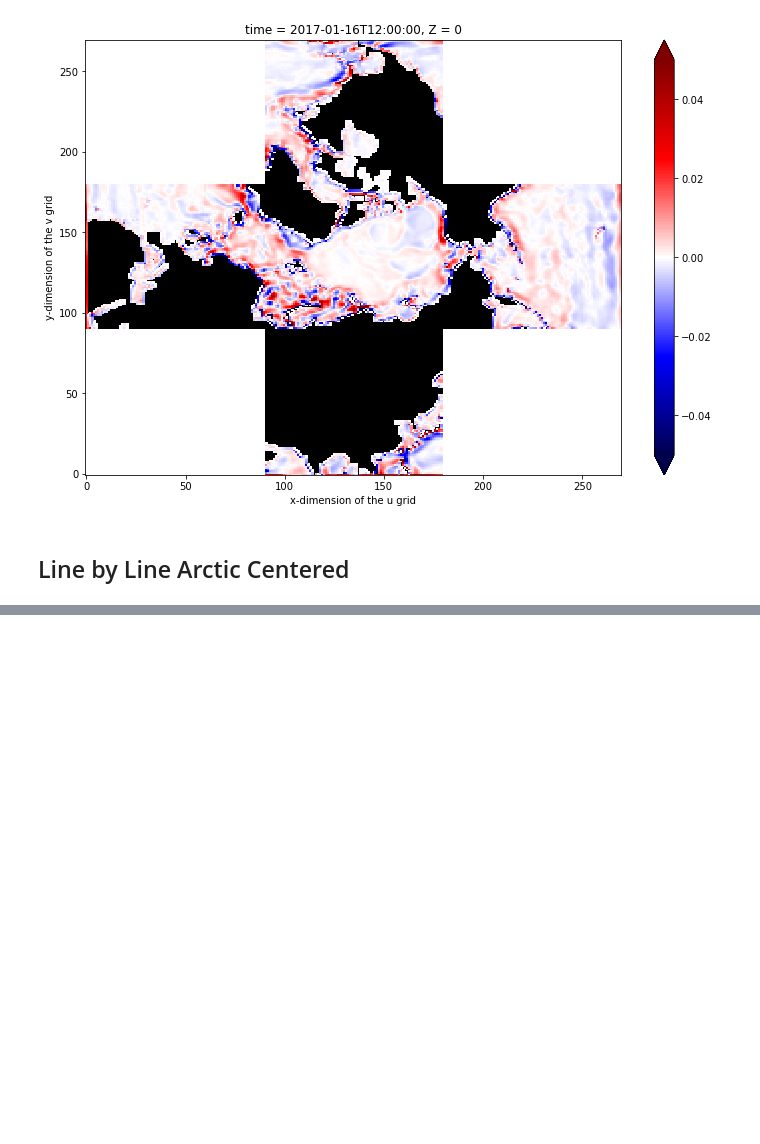
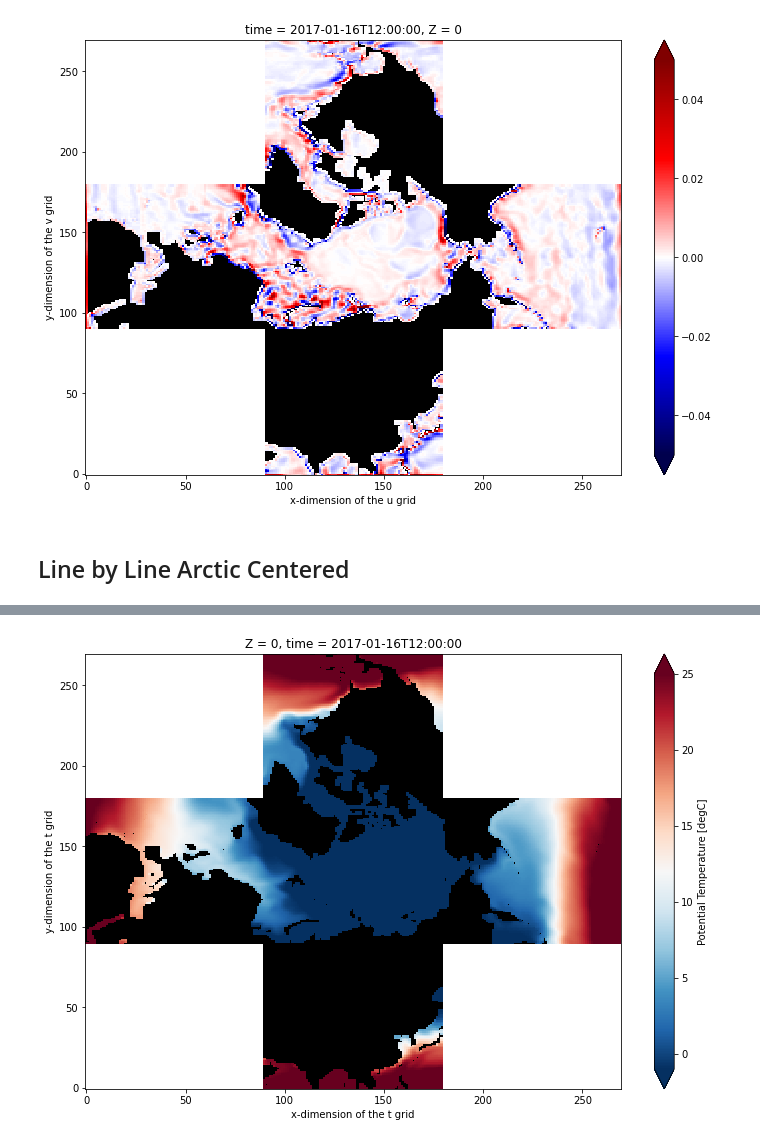
Before and after one commit to Mikejmnez/llc_transformations, a Jupyter notebook: Example_Notebook/Example_Transformation.ipynb, the cells around one changed output, grey strips where cells are left out. Drawn from its saved outputs; the diff is of its cells as text; code cells hidden in the pictures; blank space fills up the shorter version.

```diff
--- a/Example_Notebook/Example_Transformation.ipynb
+++ b/Example_Notebook/Example_Transformation.ipynb
@@ -228,10 +229,11 @@ psY = []
 for i in range(len(ix)):
     psX.append(chunksX[ix[i]])
     psY.append(chunksY[jy[i]])
+
 dsnew = make_array(ds, 3 * Nx,3 *  Ny)
 nrot = np.array([5, 6, 7])
-rot = np.array([2])
-irot = np.array([10])
+Crot = np.array([2])
+Arot = np.array([10])
 
 metrics=[ 'dxC', 'dyC', 'dxG', 'dyG', 'hFacW','hFacS', 'rAw', 'rAs']
 varlist = ['Depth', 'THETA', 'UVEL', 'VVEL', 'dxG', 'dyG', 'dxC', 'dyC', 'rAz']
@@ -254,7 +256,7 @@ for varName in varlist:
         else:
             dtr = list(dims)[::-1]
             dtr[-1], dtr[-2] = dtr[-2], dtr[-1]
-            if faces[k] in rot: ## face=2
+            if faces[k] in Crot: ## face=2
                 sort_arg = {'variables': dims.X,'ascending': False}
                 if len(dims.X) + len(dims.Y) == 4:
                     if 'mates' in list(ds[varName].attrs):
@@ -266,7 +268,7 @@ for varName in varlist:
                     _DIMS = [dim for dim in ds[vName].dims if dim != 'face']
                     _dims = Dims(_DIMS[::-1])
                     sort_arg = {'variables': _dims.X,'ascending': False}
-            elif faces[k] in irot:
+            elif faces[k] in Arot:
                 sort_arg = {'variables': dims.Y,'ascending': False}
                 if len(dims.X) + len(dims.Y) == 4:
                     if 'mates' in list(ds[varName].attrs):
@@ -282,0 +293,6 @@ for varName in varlist:
+# %%
+dsnew['Depth'].plot(cmap='Greys_r', add_colorbar=False)
+(dsnew['THETA'].isel(Z=0, time=0).where(dsnew['Depth']>0)).plot(cmap='RdBu_r', vmin=-1, vmax=25)
+plt.show()
+# %% [output]
+[figure, added]
```
Also changed, not shown: parts of 2 cells of this notebook, 1 other file.
